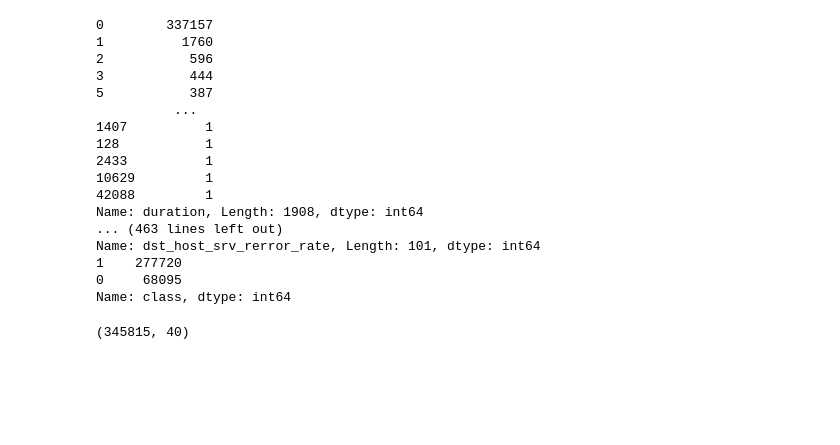
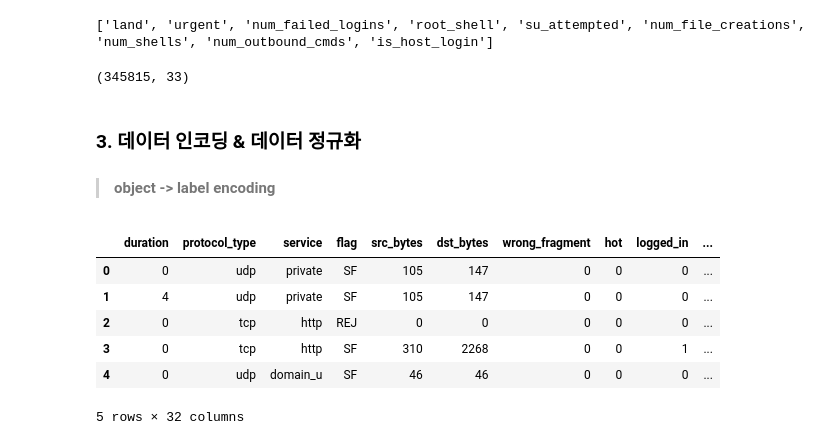
Before and after one commit to leebs0521/DAP, a Jupyter notebook: Project.ipynb, the cells around one changed output. Drawn from its saved outputs; the diff is of its cells as text; code cells hidden in the pictures; blank space fills up the shorter version.

```diff
--- a/Project.ipynb
+++ b/Project.ipynb
@@ -23,33 +111,37 @@ Data has 345815 rows & 42 columns
 # %%
-## 데이터 전처리 영역
+# 단일 값만 가지는 행 찾기
 
-# 단일 값만 가지는 컬럼 찾기
+drop_list = []
+for col in data.columns:
+    temp = data[col].value_counts()[0]
+    if temp > 345500 :
+        #print(data[col].value_counts())
+        drop_list.append(col)
 
-for col in data.columns:
-    print(data[col].value_counts())
+print(drop_list)
 # %% [output]
-0        337157
-1          1760
-2           596
-3           444
-5           387
-          ...
-1407          1
-128           1
-2433          1
-10629         1
-42088         1
-Name: duration, Length: 1908, dtype: int64
-... (463 lines left out)
-Name: dst_host_srv_rerror_rate, Length: 101, dtype: int64
-1    277720
-0     68095
-Name: class, dtype: int64
+['land', 'urgent', 'num_failed_logins', 'root_shell', 'su_attempted', 'num_file_creations', 'num_shells', 'num_outbound_cmds', 'is_host_login']
 # %%
-# 단일 값만 가지는 컬럼 제거
-delete_col = ['num_access_files', 'num_outbound_cmds']
+# 단일 값 행 제거
 
-data.drop(delete_col, axis=1, inplace = True)
+data.drop(drop_list, axis=1, inplace = True)
 print(data.shape)
 # %% [output]
-(345815, 40)
+(345815, 33)
+# %% [markdown]
+### 3. 데이터 인코딩 & 데이터 정규화
+> #### object -> label encoding
+# %%
+# data -> x, y
+
+X = data.drop("class", axis = 1);
+Y = data["class"]
+X.head()
+# %% [output]
+|  | duration | protocol_type | service | flag | src_bytes | dst_bytes | wrong_fragment | hot | logged_in | ... |
+| 0 | 0 | udp | private | SF | 105 | 147 | 0 | 0 | 0 | ... |
+| 1 | 4 | udp | private | SF | 105 | 147 | 0 | 0 | 0 | ... |
+| 2 | 0 | tcp | http | REJ | 0 | 0 | 0 | 0 | 0 | ... |
+| 3 | 0 | tcp | http | SF | 310 | 2268 | 0 | 0 | 1 | ... |
+| 4 | 0 | udp | domain_u | SF | 46 | 46 | 0 | 0 | 0 | ... |
+5 rows × 32 columns
```
Also changed, not shown: parts of 44 cells of this notebook.
